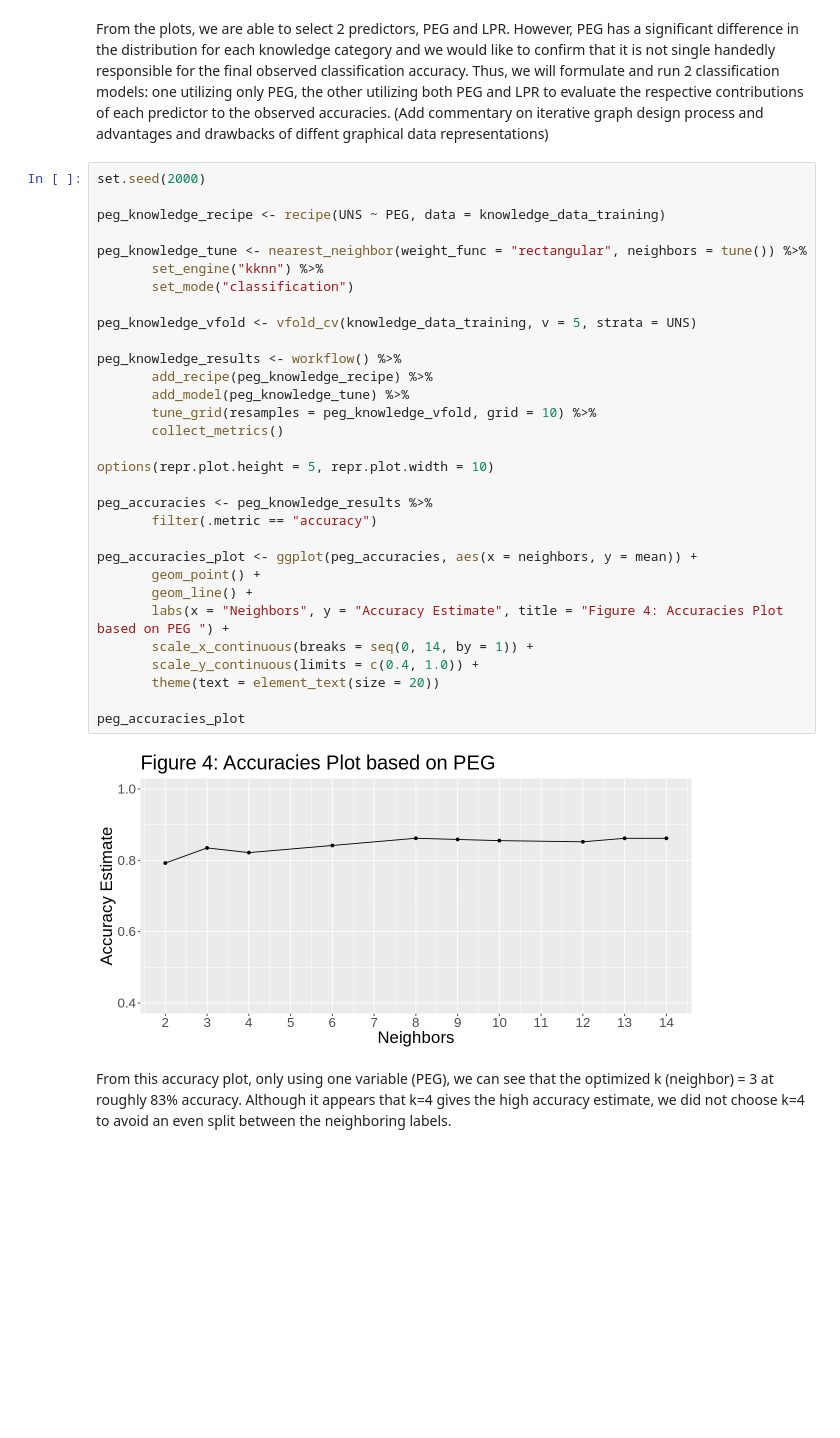
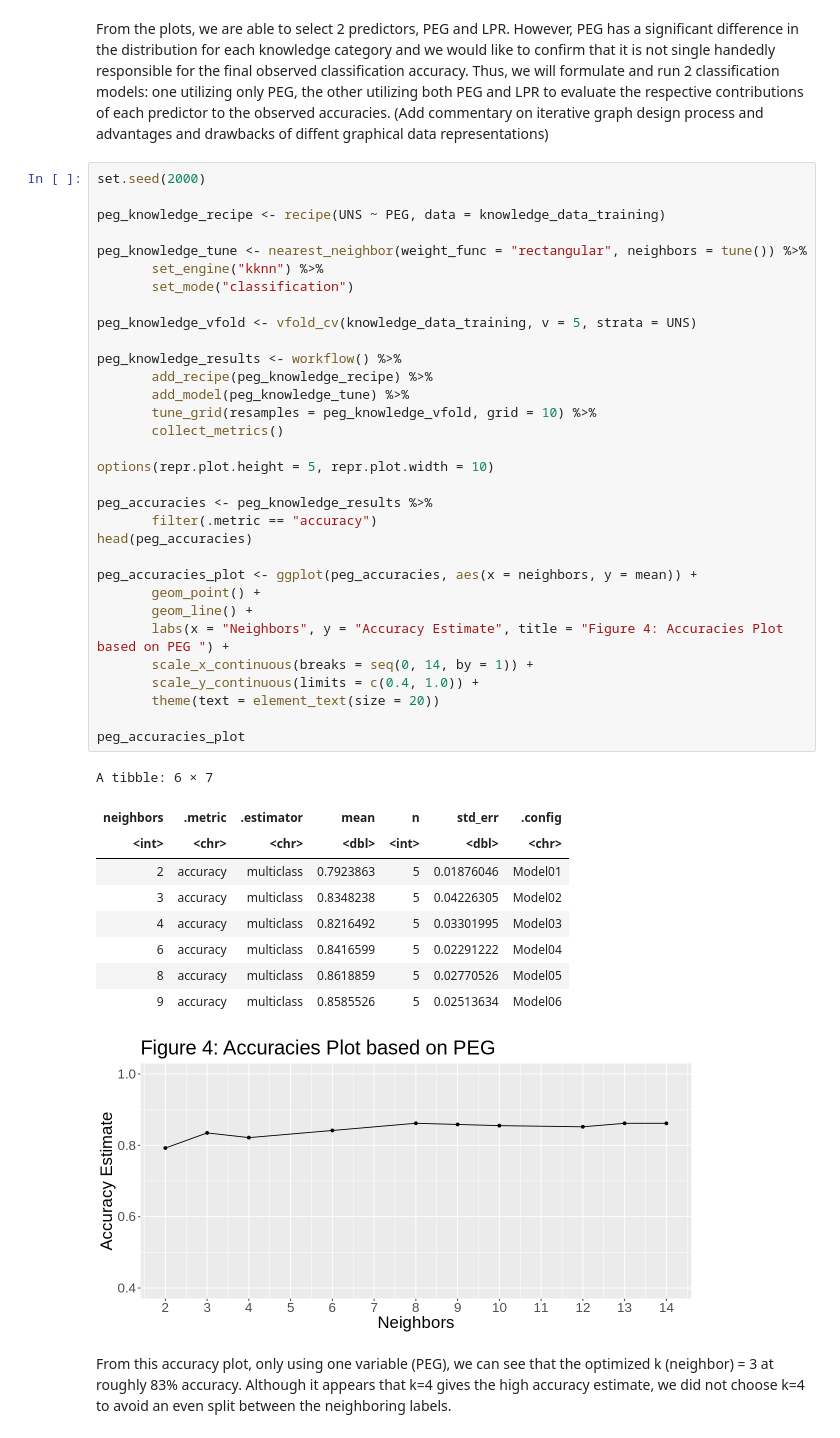
Before and after one commit to moirarenata/Analysis-of-Attributes-Relating-to-User-Knowledge-Levels-Pertaining-to-DC-Machines-in-a-Given-Datase, a Jupyter notebook: User Knowledge Score Classifier Project.ipynb, the cells around one changed output. Saved outputs shown, nothing was run; the diff lists cells and outputs as text; blank space fills up the shorter version.

```diff
--- a/User Knowledge Score Classifier Project.ipynb
+++ b/User Knowledge Score Classifier Project.ipynb
@@ -347,33 +352,43 @@ set.seed(2000)
 
 peg_knowledge_recipe <- recipe(UNS ~ PEG, data = knowledge_data_training)
 
 peg_knowledge_tune <- nearest_neighbor(weight_func = "rectangular", neighbors = tune()) %>%
        set_engine("kknn") %>%
        set_mode("classification")
 
 peg_knowledge_vfold <- vfold_cv(knowledge_data_training, v = 5, strata = UNS)
 
 peg_knowledge_results <- workflow() %>%
        add_recipe(peg_knowledge_recipe) %>%
        add_model(peg_knowledge_tune) %>%
        tune_grid(resamples = peg_knowledge_vfold, grid = 10) %>%
        collect_metrics()
 
 options(repr.plot.height = 5, repr.plot.width = 10)
 
 peg_accuracies <- peg_knowledge_results %>%
        filter(.metric == "accuracy")
+head(peg_accuracies)
 
 peg_accuracies_plot <- ggplot(peg_accuracies, aes(x = neighbors, y = mean)) +
        geom_point() +
        geom_line() +
        labs(x = "Neighbors", y = "Accuracy Estimate", title = "Figure 4: Accuracies Plot based on PEG ") +
        scale_x_continuous(breaks = seq(0, 14, by = 1)) +
        scale_y_continuous(limits = c(0.4, 1.0)) +
        theme(text = element_text(size = 20))
 
 peg_accuracies_plot
 # %% [output]
+A tibble: 6 × 7
+| neighbors | .metric | .estimator | mean | n | std_err | .config |
+| <int> | <chr> | <chr> | <dbl> | <int> | <dbl> | <chr> |
+| 2 | accuracy | multiclass | 0.7923863 | 5 | 0.01876046 | Model01 |
+| 3 | accuracy | multiclass | 0.8348238 | 5 | 0.04226305 | Model02 |
+| 4 | accuracy | multiclass | 0.8216492 | 5 | 0.03301995 | Model03 |
+| 6 | accuracy | multiclass | 0.8416599 | 5 | 0.02291222 | Model04 |
+| 8 | accuracy | multiclass | 0.8618859 | 5 | 0.02770526 | Model05 |
+| 9 | accuracy | multiclass | 0.8585526 | 5 | 0.02513634 | Model06 |
 [figure]
 # %% [markdown]
 From this accuracy plot, only using one variable (PEG), we can see that the optimized k (neighbor) = 3 at roughly 83% accuracy. Although it appears that k=4 gives the high accuracy estimate, we did not choose k=4 to avoid an even split between the neighboring labels.
```
Also changed, not shown: parts of 7 cells of this notebook.
